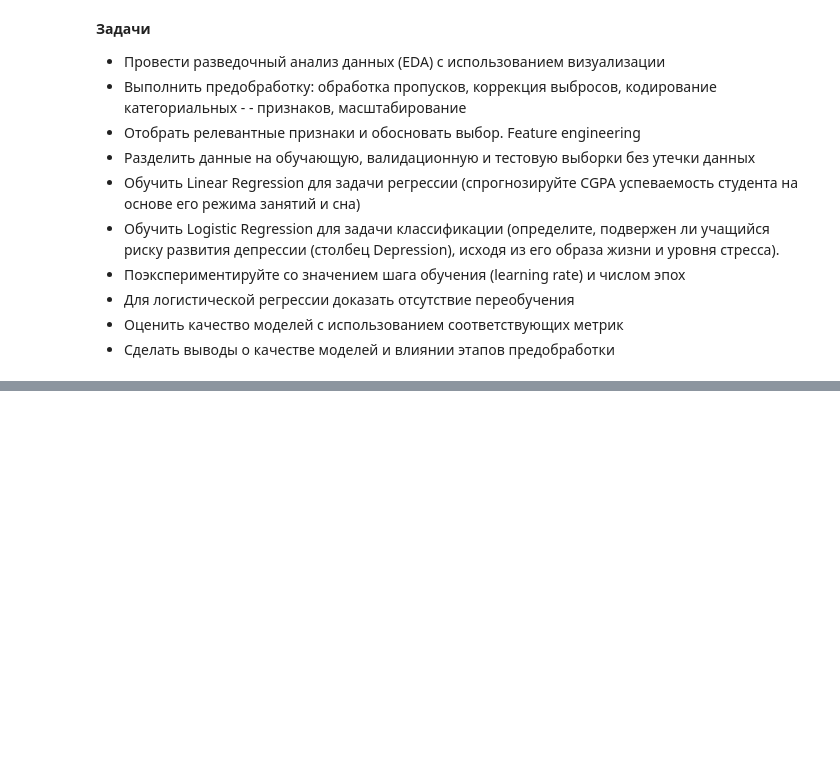
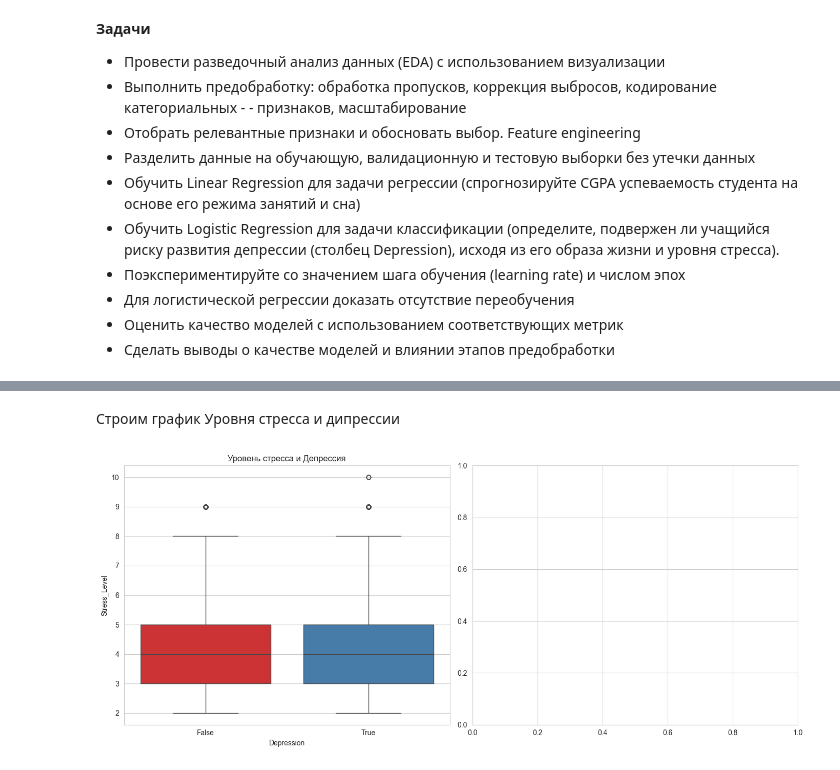
Before and after one commit to ebelehov19-debug/Labs_FP, a Jupyter notebook: Labs.ipynb, the cells around one changed output, grey strips where cells are left out. Saved outputs shown, nothing was run; the diff lists cells and outputs as text; code cells hidden in the pictures; blank space fills up the shorter version.

```diff
--- a/Labs.ipynb
+++ b/Labs.ipynb
@@ -16,0 +201,10 @@ print("LOL")
+# %% [markdown]
+Строим график Уровня стресса и дипрессии
+# %%
+fig, axes = plt.subplots(1, 2, figsize=(14, 6))
+sns.boxplot(data=data_set, x='Depression', y='Stress_Level', hue='Depression', ax=axes[0], palette='Set1', legend=False)
+axes[0].set_title('Уровень стресса и Депрессия')
+plt.tight_layout()
+plt.show()
+# %% [output]
+[figure, added]
```
Also changed, not shown: parts of 28 cells of this notebook.
